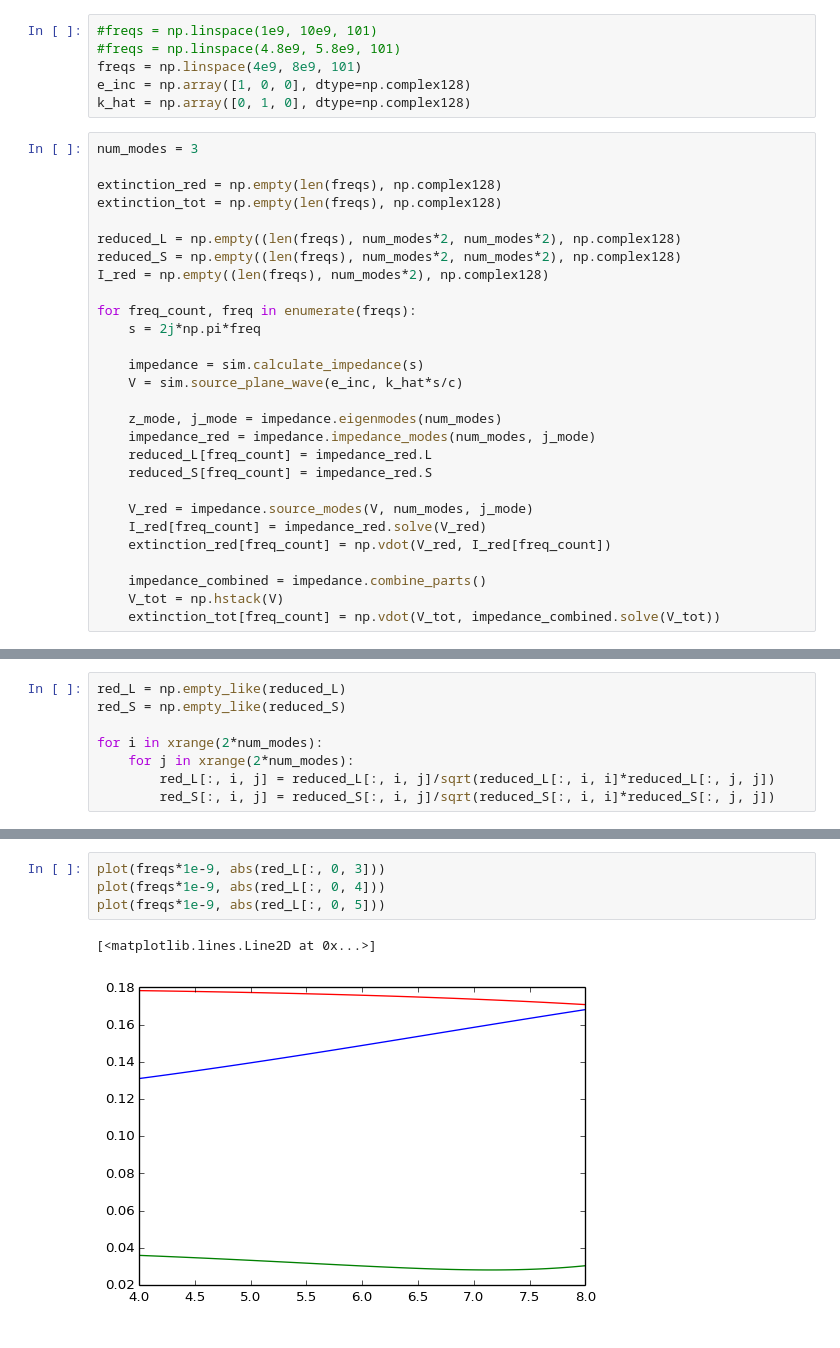
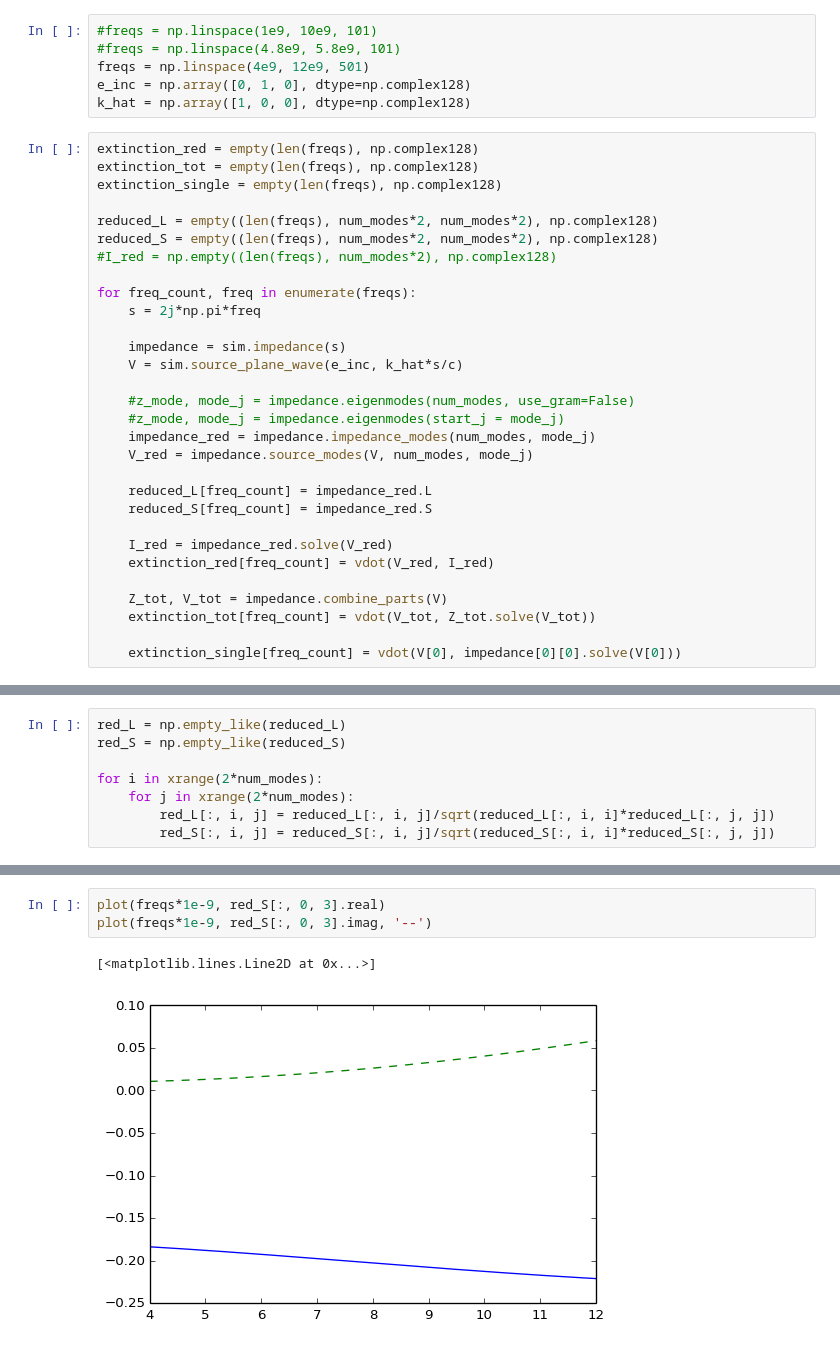
Before and after one commit to DavidPowell/OpenModes, a Jupyter notebook: examples/example4_coupling.ipynb, the cells around one changed output, grey strips where cells are left out. Saved outputs shown, nothing was run; the diff lists cells and outputs as text.

```diff
--- a/examples/example4_coupling.ipynb
+++ b/examples/example4_coupling.ipynb
@@ -23,34 +36,36 @@ plot_parts(sim.parts)
 # %%
 #freqs = np.linspace(1e9, 10e9, 101)
 #freqs = np.linspace(4.8e9, 5.8e9, 101)
-freqs = np.linspace(4e9, 8e9, 101)
-e_inc = np.array([1, 0, 0], dtype=np.complex128)
-k_hat = np.array([0, 1, 0], dtype=np.complex128)
+freqs = np.linspace(4e9, 12e9, 501)
+e_inc = np.array([0, 1, 0], dtype=np.complex128)
+k_hat = np.array([1, 0, 0], dtype=np.complex128)
 # %%
-num_modes = 3
+extinction_red = empty(len(freqs), np.complex128)
+extinction_tot = empty(len(freqs), np.complex128)
+extinction_single = empty(len(freqs), np.complex128)
 
-extinction_red = np.empty(len(freqs), np.complex128)
-extinction_tot = np.empty(len(freqs), np.complex128)
-
-reduced_L = np.empty((len(freqs), num_modes*2, num_modes*2), np.complex128)
-reduced_S = np.empty((len(freqs), num_modes*2, num_modes*2), np.complex128)
-I_red = np.empty((len(freqs), num_modes*2), np.complex128)
+reduced_L = empty((len(freqs), num_modes*2, num_modes*2), np.complex128)
+reduced_S = empty((len(freqs), num_modes*2, num_modes*2), np.complex128)
+#I_red = np.empty((len(freqs), num_modes*2), np.complex128)
 
 for freq_count, freq in enumerate(freqs):
     s = 2j*np.pi*freq
 
-    impedance = sim.calculate_impedance(s)
+    impedance = sim.impedance(s)
     V = sim.source_plane_wave(e_inc, k_hat*s/c)
 
-    z_mode, j_mode = impedance.eigenmodes(num_modes)
-    impedance_red = impedance.impedance_modes(num_modes, j_mode)
+    #z_mode, mode_j = impedance.eigenmodes(num_modes, use_gram=False)
+    #z_mode, mode_j = impedance.eigenmodes(start_j = mode_j)
+    impedance_red = impedance.impedance_modes(num_modes, mode_j)
+    V_red = impedance.source_modes(V, num_modes, mode_j)
+
     reduced_L[freq_count] = impedance_red.L
     reduced_S[freq_count] = impedance_red.S
 
-    V_red = impedance.source_modes(V, num_modes, j_mode)
-    I_red[freq_count] = impedance_red.solve(V_red)
-    extinction_red[freq_count] = np.vdot(V_red, I_red[freq_count])
+    I_red = impedance_red.solve(V_red)
+    extinction_red[freq_count] = vdot(V_red, I_red)
 
-    impedance_combined = impedance.combine_parts()
-    V_tot = np.hstack(V)
-    extinction_tot[freq_count] = np.vdot(V_tot, impedance_combined.solve(V_tot))
+    Z_tot, V_tot = impedance.combine_parts(V)
+    extinction_tot[freq_count] = vdot(V_tot, Z_tot.solve(V_tot))
+
+    extinction_single[freq_count] = vdot(V[0], impedance[0][0].solve(V[0]))
@@ -146,7 +169,6 @@ for i in xrange(2*num_modes):
 # %%
-plot(freqs*1e-9, abs(red_L[:, 0, 3]))
-plot(freqs*1e-9, abs(red_L[:, 0, 4]))
-plot(freqs*1e-9, abs(red_L[:, 0, 5]))
+plot(freqs*1e-9, red_S[:, 0, 3].real)
+plot(freqs*1e-9, red_S[:, 0, 3].imag, '--')
 # %% [output]
 [<matplotlib.lines.Line2D at 0x...>]
-[figure, old version]
+[figure, new version]
```
Also changed, not shown: parts of 25 cells of this notebook, 13 other files.
